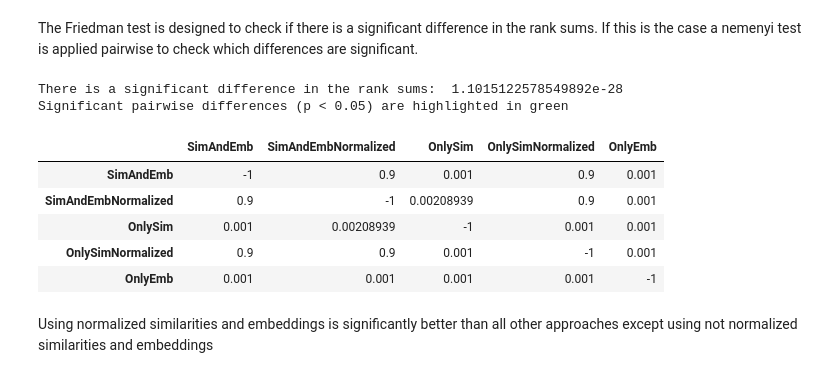
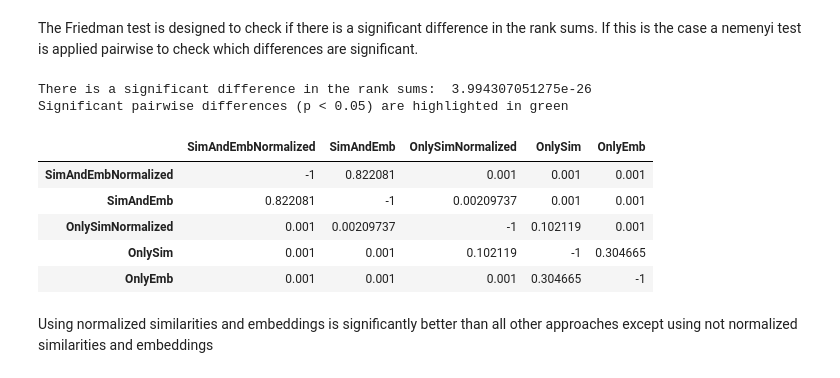
Before and after one commit to jonathanschuchart/eager, a Jupyter notebook: analysis/Statistics.ipynb, the cells around one changed output. Drawn from its saved outputs; the diff is of its cells as text; code cells hidden in the pictures.

```diff
--- a/analysis/Statistics.ipynb
+++ b/analysis/Statistics.ipynb
@@ -203,8 +209,8 @@ Using similarities and embeddings is significantly better than all other approac
 ## Analysis of Feature Input for BootEA
 To check if using embeddings in conjunction with similarities provides an improvement overall we sum the test_f1 value over all folds
 # %%
-shallow_expanded = get_expanded_df(shallow_df,"embed_model","BootEA",["model_name","vector_name","dataset"])
-stylized = stylize(shallow_expanded)
+rich_expanded = get_expanded_df(rich_df,"embed_model","BootEA",["model_name","vector_name","dataset"])
+stylized = stylize(rich_expanded)
 stylized
 # %% [output]
 |  | SimAndEmb | SimAndEmbNormalized | OnlySim | OnlySimNormalized | OnlyEmb |
@@ -228,5 +234,8 @@ stylized
 # %% [markdown]
 Mean row wise rank (the lower the better):
 # %%
-shallow_expanded.apply(lambda x: x.rank(ascending=False), axis=1).mean().sort_values()
+rank_order = rich_expanded.apply(lambda x: x.rank(ascending=False), axis=1).mean().sort_values()
+# sort columns by rank to make nemenyi table easier to understand
+rich_expanded = rich_expanded.reindex(rank_order.index, axis=1)
+rank_order
 # %% [output]
@@ -242,17 +251,17 @@ Interestingly normalization seems to be beneficial here
 The Friedman test is designed to check if there is a significant difference in the rank sums.
 If this is the case a nemenyi test is applied pairwise to check which differences are significant.
 # %%
-res = statistical_test(shallow_expanded)
+res = statistical_test(rich_expanded)
 res
 # %% [output]
-There is a significant difference in the rank sums:  1.1015122578549892e-28
+There is a significant difference in the rank sums:  3.994307051275e-26
 Significant pairwise differences (p < 0.05) are highlighted in green
-|  | SimAndEmb | SimAndEmbNormalized | OnlySim | OnlySimNormalized | OnlyEmb |
-| SimAndEmb | -1 | 0.9 | 0.001 | 0.9 | 0.001 |
-| SimAndEmbNormalized | 0.9 | -1 | 0.00208939 | 0.9 | 0.001 |
-| OnlySim | 0.001 | 0.00208939 | -1 | 0.001 | 0.001 |
-| OnlySimNormalized | 0.9 | 0.9 | 0.001 | -1 | 0.001 |
-| OnlyEmb | 0.001 | 0.001 | 0.001 | 0.001 | -1 |
+|  | SimAndEmbNormalized | SimAndEmb | OnlySimNormalized | OnlySim | OnlyEmb |
+| SimAndEmbNormalized | -1 | 0.822081 | 0.001 | 0.001 | 0.001 |
+| SimAndEmb | 0.822081 | -1 | 0.00209737 | 0.001 | 0.001 |
+| OnlySimNormalized | 0.001 | 0.00209737 | -1 | 0.102119 | 0.001 |
+| OnlySim | 0.001 | 0.001 | 0.102119 | -1 | 0.304665 |
+| OnlyEmb | 0.001 | 0.001 | 0.001 | 0.304665 | -1 |
 # %% [markdown]
 Using normalized similarities and embeddings is significantly better than all other approaches except using not normalized similarities and embeddings
 # %% [markdown]
```
Also changed, not shown: parts of 6 cells of this notebook.
